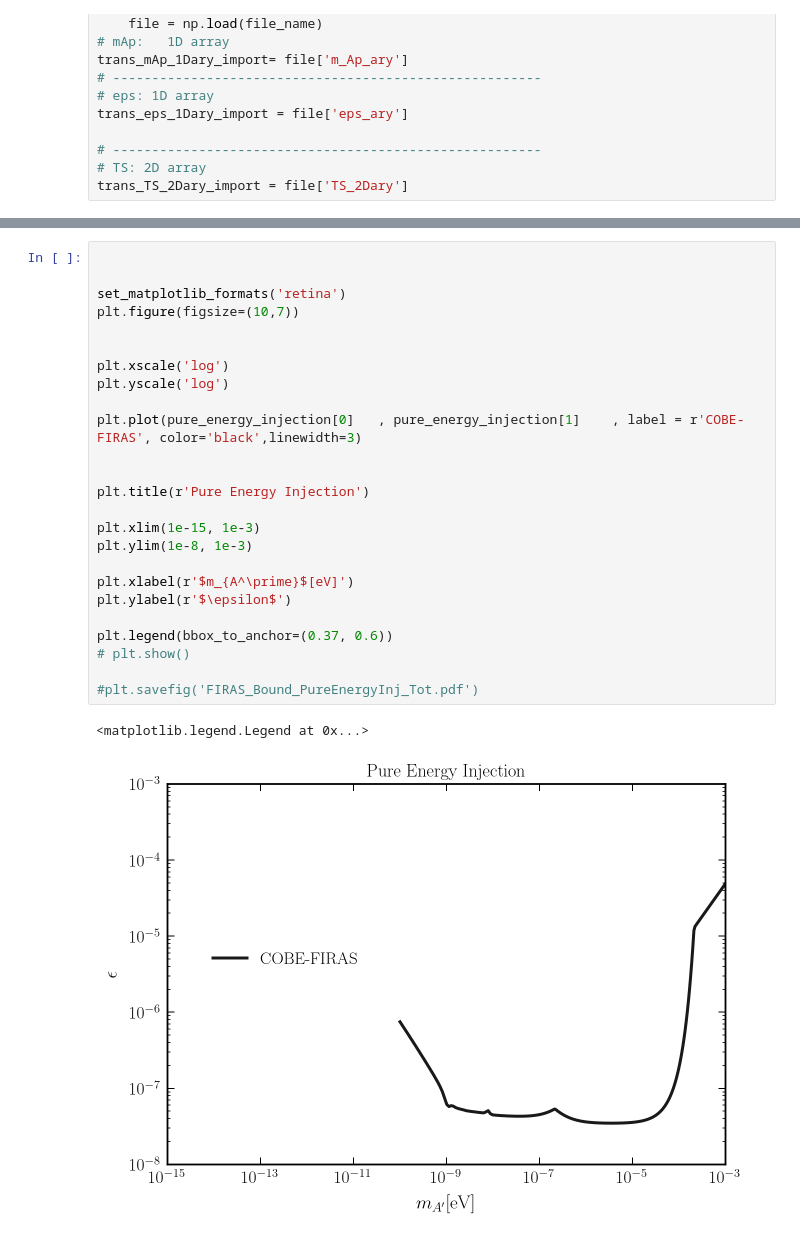
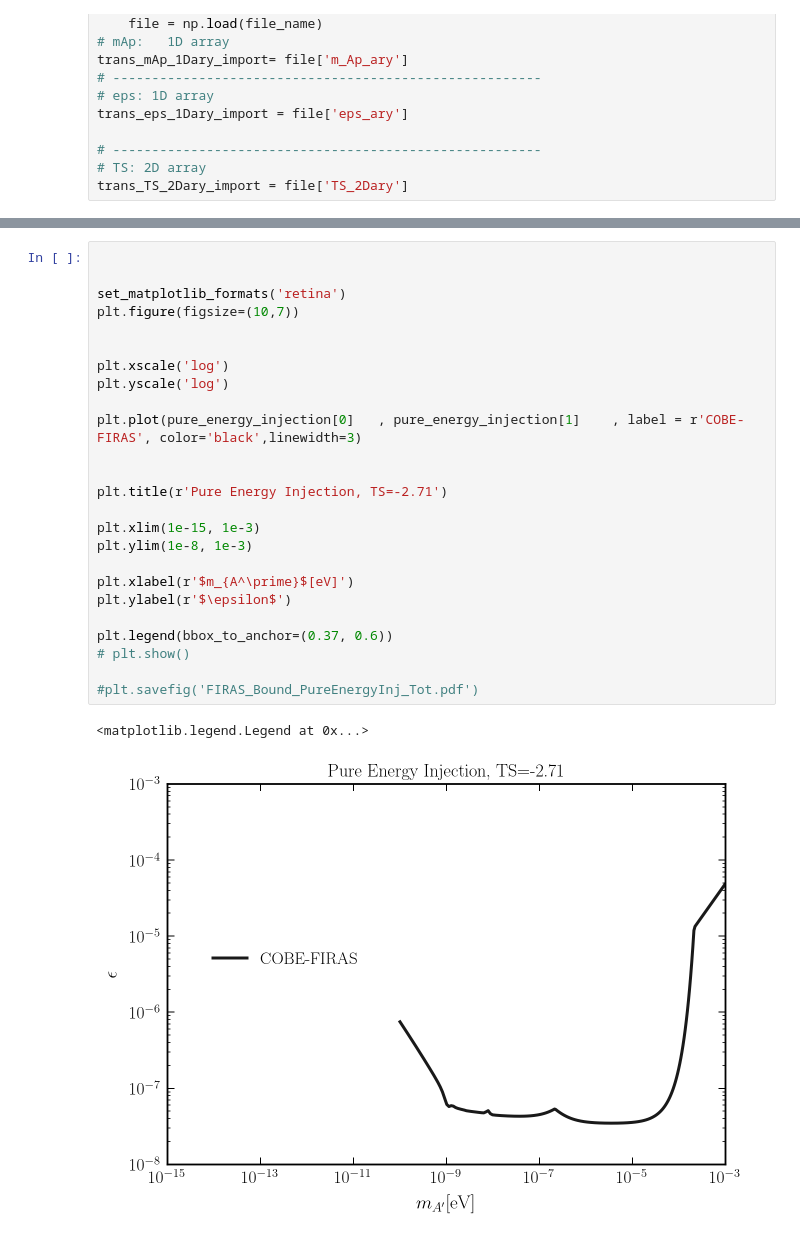
Before and after one commit to GiorgiArsenadze/Shaping-Dark-Photon-Spectral-Distortions, a Jupyter notebook: notebooks/pure_energy_injection.ipynb, the cells around one changed output, grey strips where cells are left out. Cells and saved outputs as stored; diff of their text form.

```diff
--- a/notebooks/pure_energy_injection.ipynb
+++ b/notebooks/pure_energy_injection.ipynb
@@ -941,28 +937,28 @@ pure_energy_injection = np.transpose( np.array( pd.read_csv('../data/pure_energy
 # %%
 
 
 set_matplotlib_formats('retina')
 plt.figure(figsize=(10,7))
 
 
 plt.xscale('log')
 plt.yscale('log')
 
 plt.plot(pure_energy_injection[0]   , pure_energy_injection[1]    , label = r'COBE-FIRAS', color='black',linewidth=3)
 
 
-plt.title(r'Pure Energy Injection')
+plt.title(r'Pure Energy Injection, TS=-2.71')
 
 plt.xlim(1e-15, 1e-3)
 plt.ylim(1e-8, 1e-3)
 
 plt.xlabel(r'$m_{A^\prime}$[eV]')
 plt.ylabel(r'$\epsilon$')
 
 plt.legend(bbox_to_anchor=(0.37, 0.6))
 # plt.show()
 
 #plt.savefig('FIRAS_Bound_PureEnergyInj_Tot.pdf')
 # %% [output]
 <matplotlib.legend.Legend at 0x...>
-[figure, old version]
+[figure, new version]
```
Also changed, not shown: parts of 3 cells of this notebook, 4 other files.
